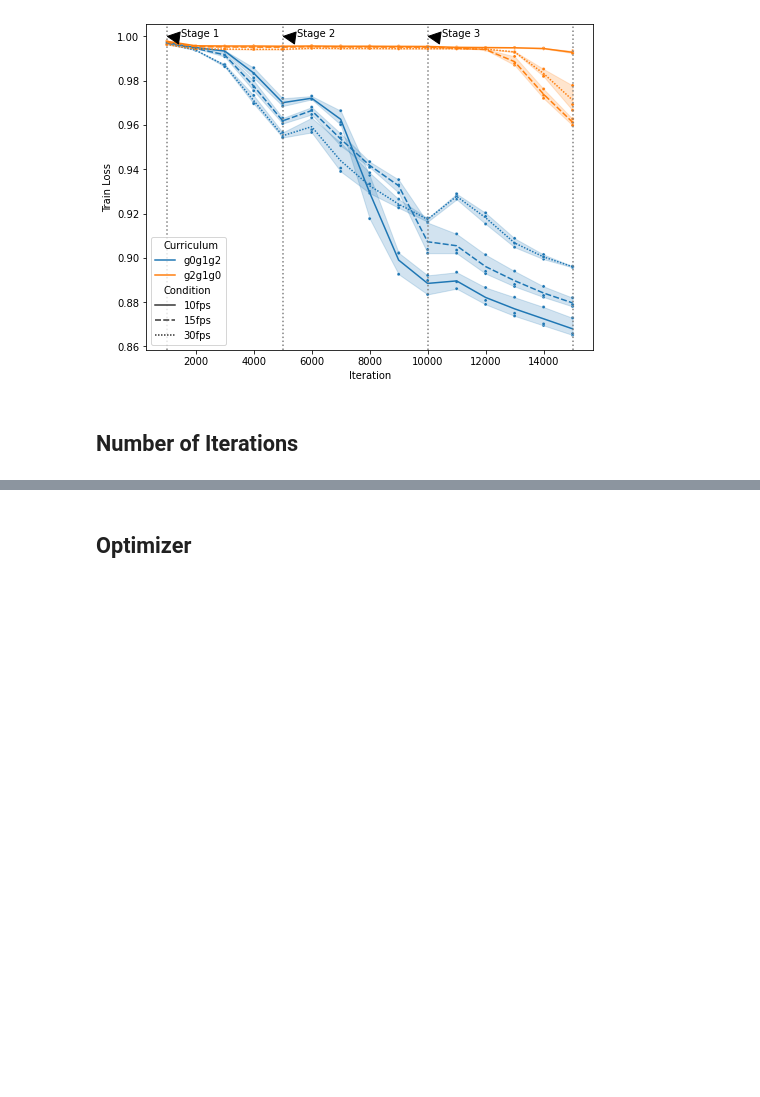
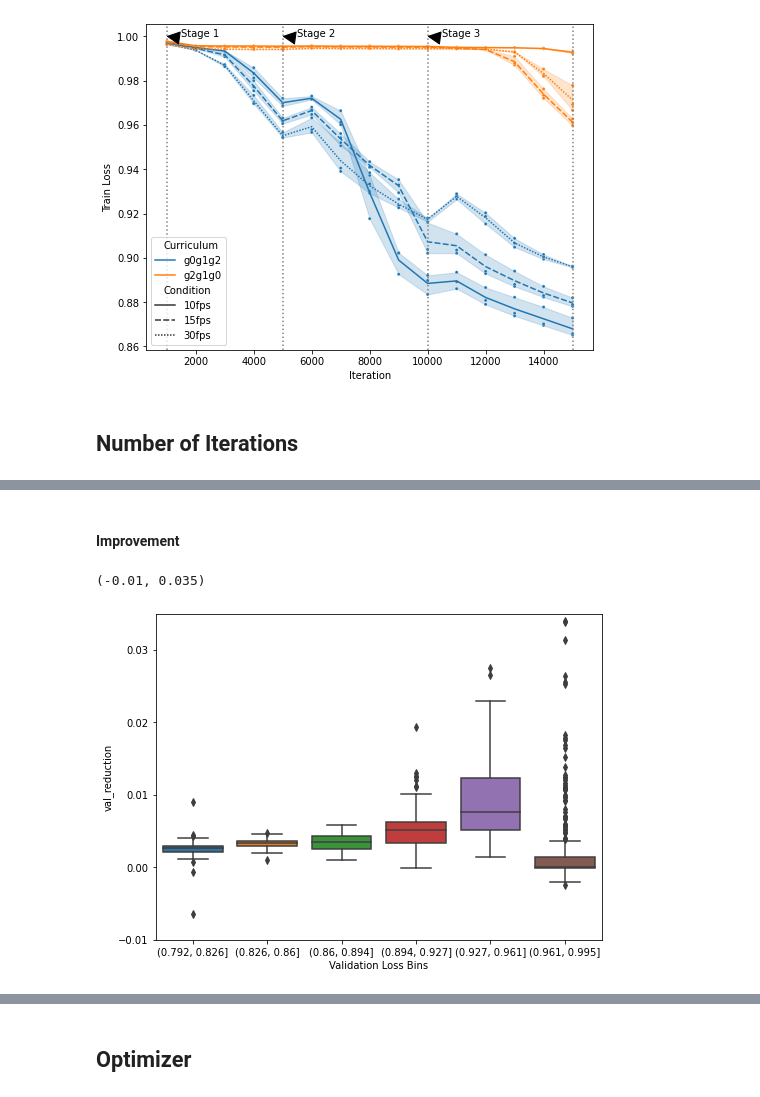
Before and after one commit to ssheybani/baby-vision-curriculum, a Jupyter notebook: generative/notebooks/Ablation_Convergence.ipynb, the cells around one changed output, grey strips where cells are left out. Saved outputs shown, nothing was run; the diff lists cells and outputs as text; code cells hidden in the pictures; blank space fills up the shorter version.

```diff
--- a/generative/notebooks/Ablation_Convergence.ipynb
+++ b/generative/notebooks/Ablation_Convergence.ipynb
@@ -460 +535,16 @@ plt.savefig('fig_convergence_num_ep.pdf', dpi=300)
 [figure]
+# %% [markdown]
+#### Improvement
+# %%
+num_bins = 6
+df_all['Validation Loss Bins'] = pd.cut(df_all['Validation Loss'], bins=num_bins)
+cdata = df_all
+fig,ax = plt.subplots(1,1, figsize=(8,6))
+# Plotting 'val_reduction' as a function of 'Validation Loss Bins' using seaborn
+sns.boxplot(x='Validation Loss Bins', y='val_reduction', data=cdata, ax=ax)
+# sns.violinplot(x='Validation Loss Bins', y='val_reduction', data=cdata, ax=ax)
+# sns.swarmplot(x='Validation Loss Bins', y='val_reduction', data=cdata, ax=ax, s=4)
+ax.set_ylim([-0.01, 0.035])
+# %% [output]
+(-0.01, 0.035)
+[figure, added]
```
Also changed, not shown: parts of 30 cells of this notebook, 38 other files.
